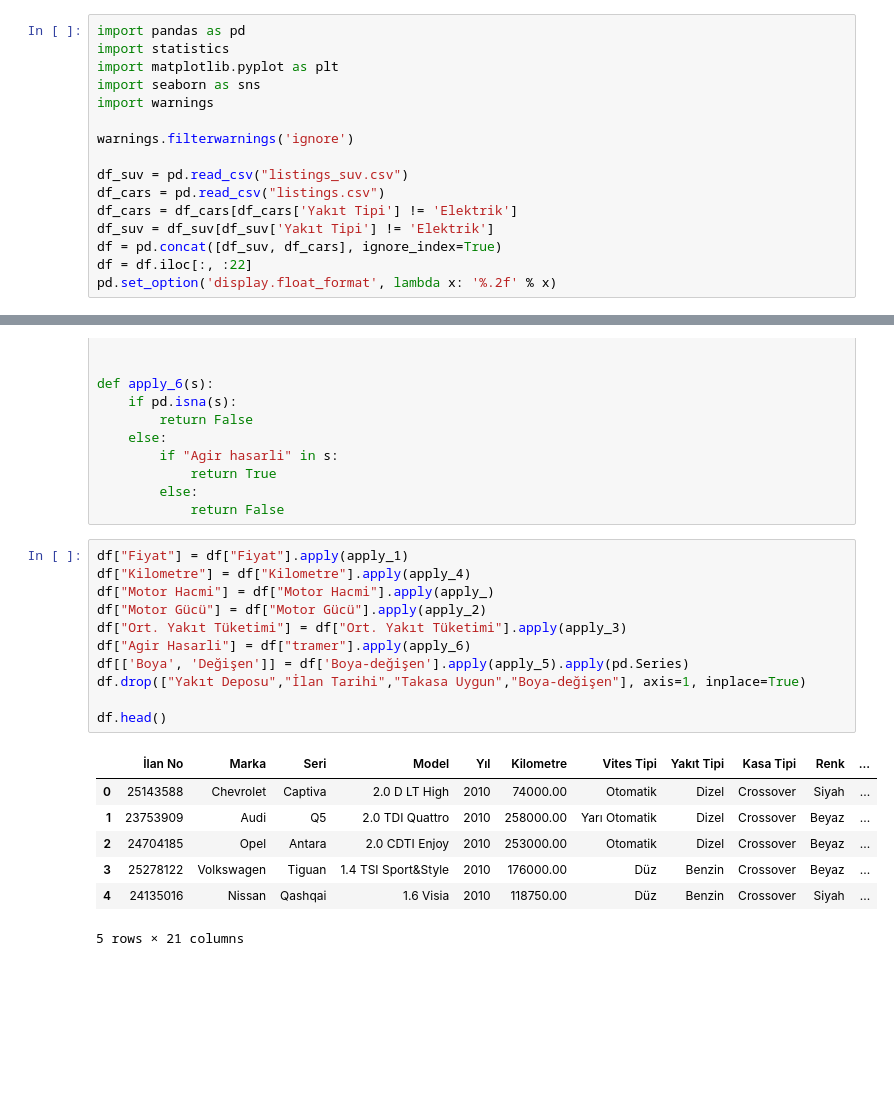
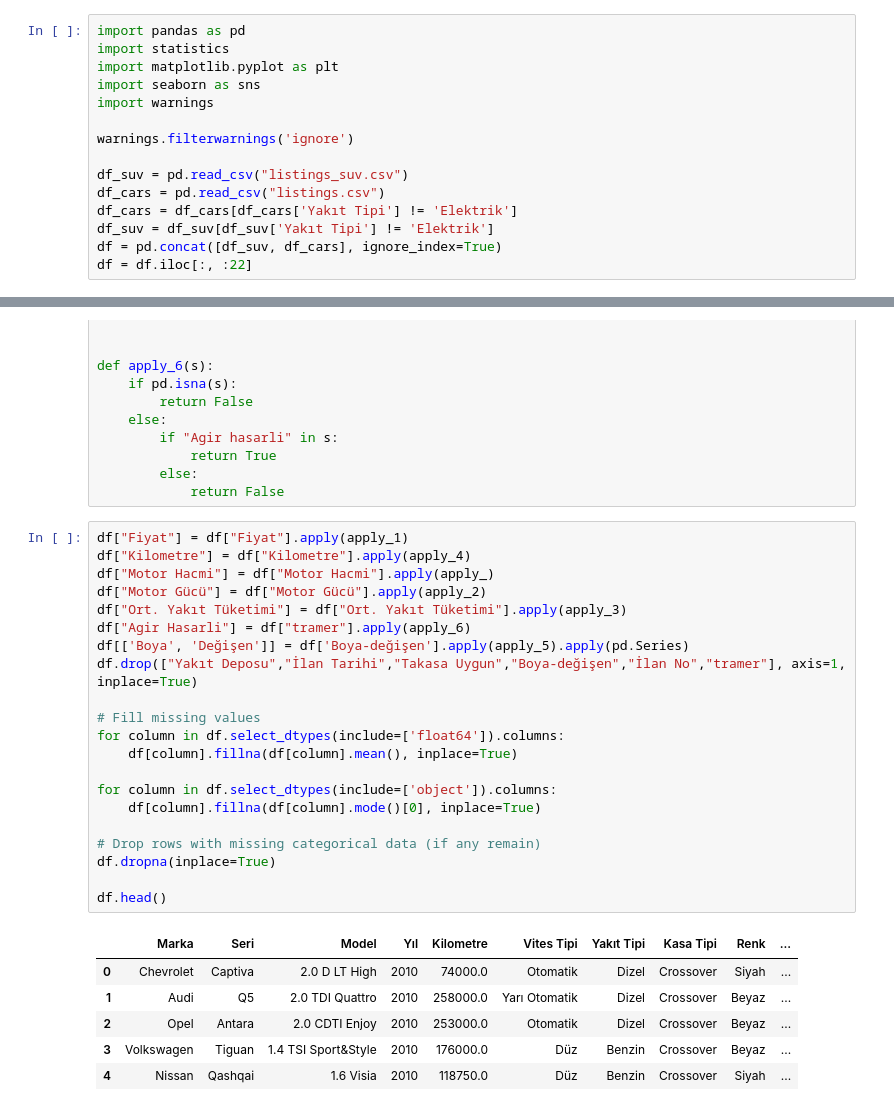
Before and after one commit to letsplaywithstrings/tr-carprice-estimation, a Jupyter notebook: Car Price Estimation.ipynb, the cells around one changed output, grey strips where cells are left out. Saved outputs shown, nothing was run; the diff lists cells and outputs as text; blank space fills up the shorter version.

```diff
--- a/Car Price Estimation.ipynb
+++ b/Car Price Estimation.ipynb
@@ -13,7 +13,6 @@ df_cars = df_cars[df_cars['Yakıt Tipi'] != 'Elektrik']
 df_suv = df_suv[df_suv['Yakıt Tipi'] != 'Elektrik']
 df = pd.concat([df_suv, df_cars], ignore_index=True)
 df = df.iloc[:, :22]
-pd.set_option('display.float_format', lambda x: '%.2f' % x)
 # %%
 def apply_(s):
     if pd.isna(s):
@@ -98,22 +97,31 @@ def apply_6(s):
 # %%
 df["Fiyat"] = df["Fiyat"].apply(apply_1)
 df["Kilometre"] = df["Kilometre"].apply(apply_4)
 df["Motor Hacmi"] = df["Motor Hacmi"].apply(apply_)
 df["Motor Gücü"] = df["Motor Gücü"].apply(apply_2)
 df["Ort. Yakıt Tüketimi"] = df["Ort. Yakıt Tüketimi"].apply(apply_3)
 df["Agir Hasarli"] = df["tramer"].apply(apply_6)
 df[['Boya', 'Değişen']] = df['Boya-değişen'].apply(apply_5).apply(pd.Series)
-df.drop(["Yakıt Deposu","İlan Tarihi","Takasa Uygun","Boya-değişen"], axis=1, inplace=True)
+df.drop(["Yakıt Deposu","İlan Tarihi","Takasa Uygun","Boya-değişen","İlan No","tramer"], axis=1, inplace=True)
+
+# Fill missing values
+for column in df.select_dtypes(include=['float64']).columns:
+    df[column].fillna(df[column].mean(), inplace=True)
+
+for column in df.select_dtypes(include=['object']).columns:
+    df[column].fillna(df[column].mode()[0], inplace=True)
+
+# Drop rows with missing categorical data (if any remain)
+df.dropna(inplace=True)
 
 df.head()
 # %% [output]
-|  | İlan No | Marka | Seri | Model | Yıl | Kilometre | Vites Tipi | Yakıt Tipi | Kasa Tipi | Renk | ... |
-| 0 | 25143588 | Chevrolet | Captiva | 2.0 D LT High | 2010 | 74000.00 | Otomatik | Dizel | Crossover | Siyah | ... |
-| 1 | 23753909 | Audi | Q5 | 2.0 TDI Quattro | 2010 | 258000.00 | Yarı Otomatik | Dizel | Crossover | Beyaz | ... |
-| 2 | 24704185 | Opel | Antara | 2.0 CDTI Enjoy | 2010 | 253000.00 | Otomatik | Dizel | Crossover | Beyaz | ... |
-| 3 | 25278122 | Volkswagen | Tiguan | 1.4 TSI Sport&Style | 2010 | 176000.00 | Düz | Benzin | Crossover | Beyaz | ... |
-| 4 | 24135016 | Nissan | Qashqai | 1.6 Visia | 2010 | 118750.00 | Düz | Benzin | Crossover | Siyah | ... |
+|  | Marka | Seri | Model | Yıl | Kilometre | Vites Tipi | Yakıt Tipi | Kasa Tipi | Renk | ... |
+| 0 | Chevrolet | Captiva | 2.0 D LT High | 2010 | 74000.0 | Otomatik | Dizel | Crossover | Siyah | ... |
+| 1 | Audi | Q5 | 2.0 TDI Quattro | 2010 | 258000.0 | Yarı Otomatik | Dizel | Crossover | Beyaz | ... |
+| 2 | Opel | Antara | 2.0 CDTI Enjoy | 2010 | 253000.0 | Otomatik | Dizel | Crossover | Beyaz | ... |
+| 3 | Volkswagen | Tiguan | 1.4 TSI Sport&Style | 2010 | 176000.0 | Düz | Benzin | Crossover | Beyaz | ... |
+| 4 | Nissan | Qashqai | 1.6 Visia | 2010 | 118750.0 | Düz | Benzin | Crossover | Siyah | ... |
-5 rows × 21 columns
 # %%
 df.describe()
 # %% [output]
```
Also changed, not shown: parts of 5 cells of this notebook.
